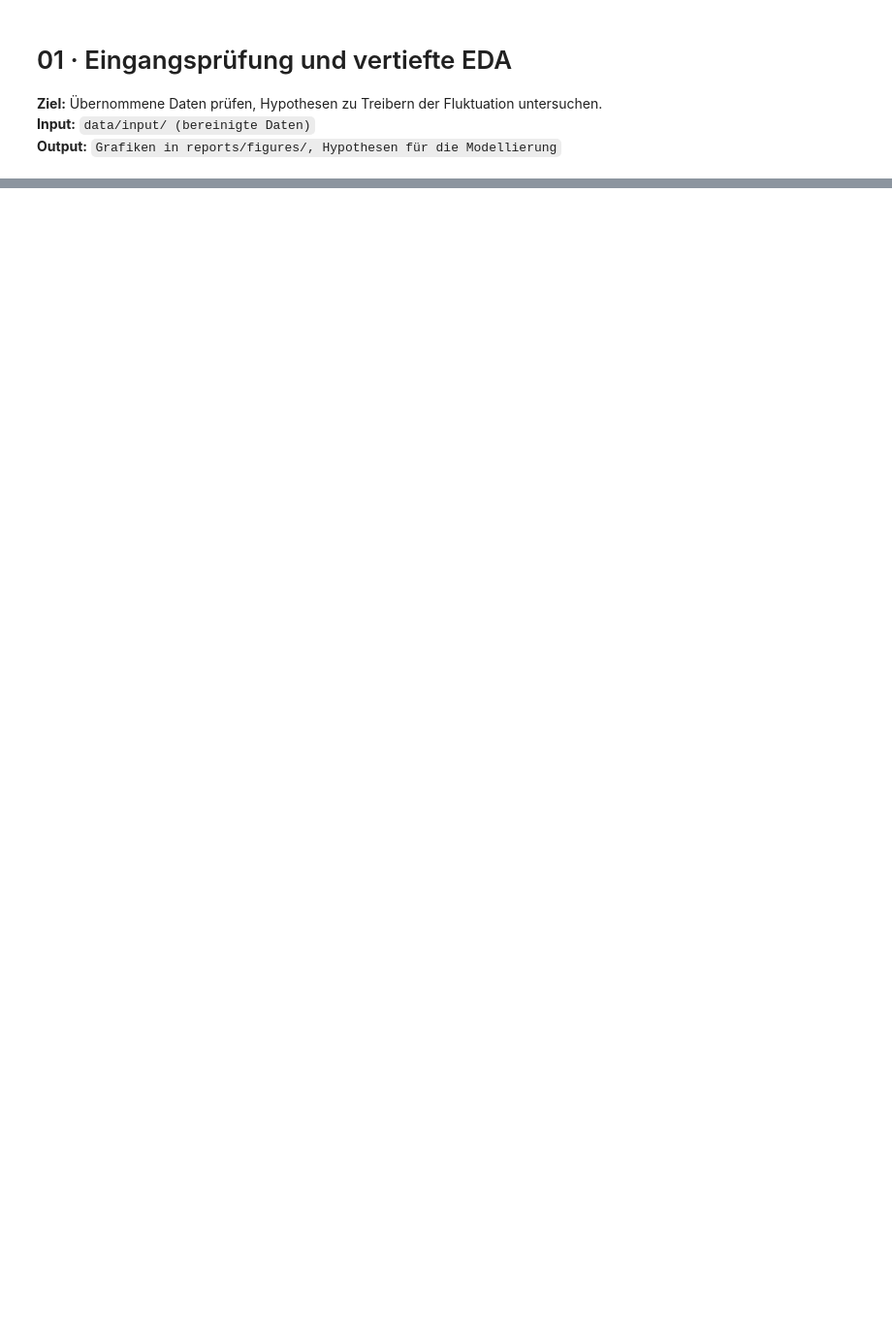
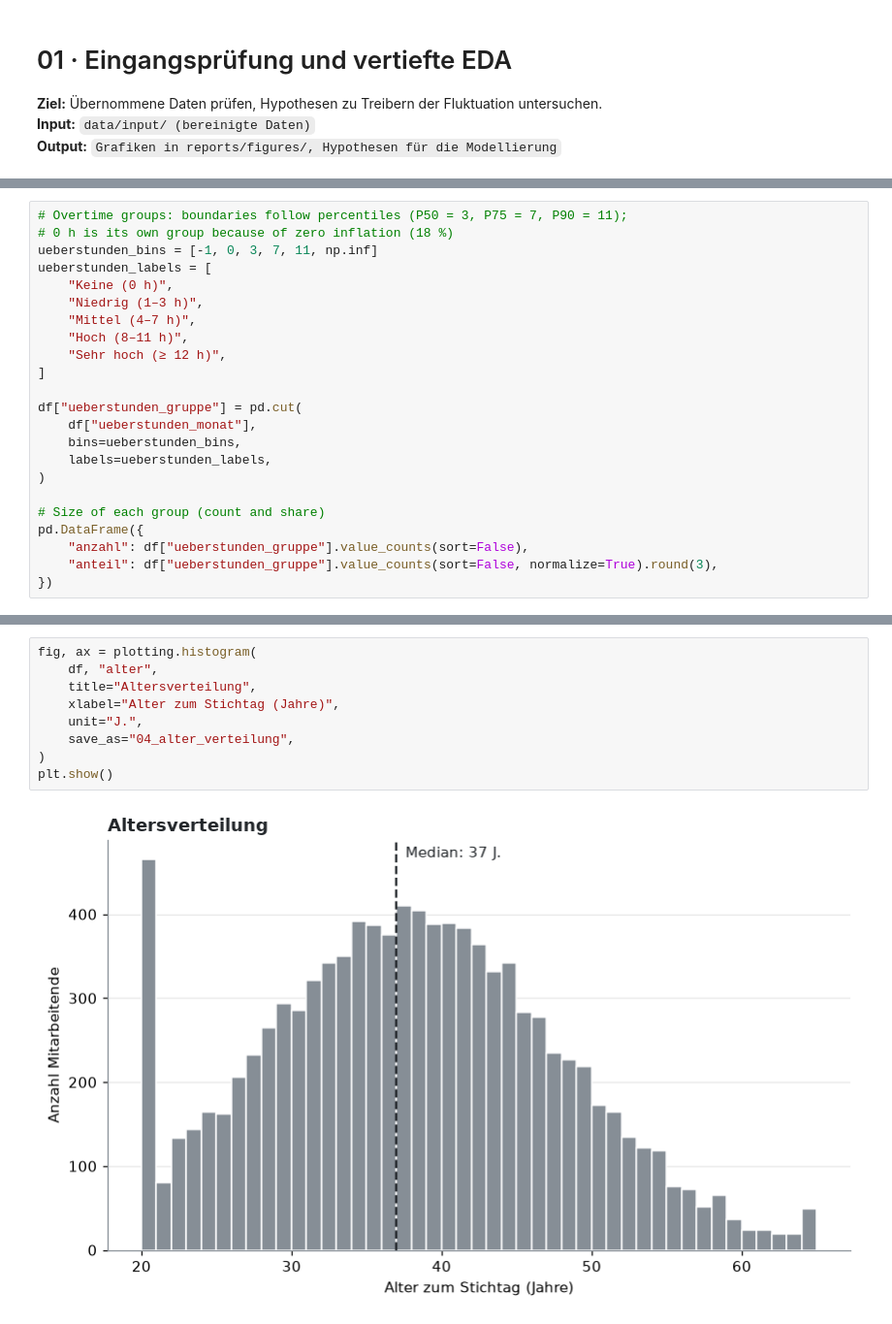
Before and after one commit to adrianmrizo/sonnenfeld-fluktuation, a Jupyter notebook: notebooks/01_eda.ipynb, the cells around one changed output, grey strips where cells are left out. Shown at 97% size. Cells and saved outputs as stored; diff of their text form; blank space fills up the shorter version.

```diff
--- a/notebooks/01_eda.ipynb
+++ b/notebooks/01_eda.ipynb
@@ -45,0 +542,23 @@ pd.set_option("display.max_columns", 50)
+# %%
+# Overtime groups: boundaries follow percentiles (P50 = 3, P75 = 7, P90 = 11);
+# 0 h is its own group because of zero inflation (18 %)
+ueberstunden_bins = [-1, 0, 3, 7, 11, np.inf]
+ueberstunden_labels = [
+    "Keine (0 h)",
+    "Niedrig (1–3 h)",
+    "Mittel (4–7 h)",
+    "Hoch (8–11 h)",
+    "Sehr hoch (≥ 12 h)",
+]
+
+df["ueberstunden_gruppe"] = pd.cut(
+    df["ueberstunden_monat"],
+    bins=ueberstunden_bins,
+    labels=ueberstunden_labels,
+)
+
+# Size of each group (count and share)
+pd.DataFrame({
+    "anzahl": df["ueberstunden_gruppe"].value_counts(sort=False),
+    "anteil": df["ueberstunden_gruppe"].value_counts(sort=False, normalize=True).round(3),
+})
@@ -45,0 +581,11 @@ pd.set_option("display.max_columns", 50)
+# %%
+fig, ax = plotting.histogram(
+    df, "alter",
+    title="Altersverteilung",
+    xlabel="Alter zum Stichtag (Jahre)",
+    unit="J.",
+    save_as="04_alter_verteilung",
+)
+plt.show()
+# %% [output]
+[figure, added]
```
Also changed, not shown: parts of 120 cells of this notebook, 25 other files.
